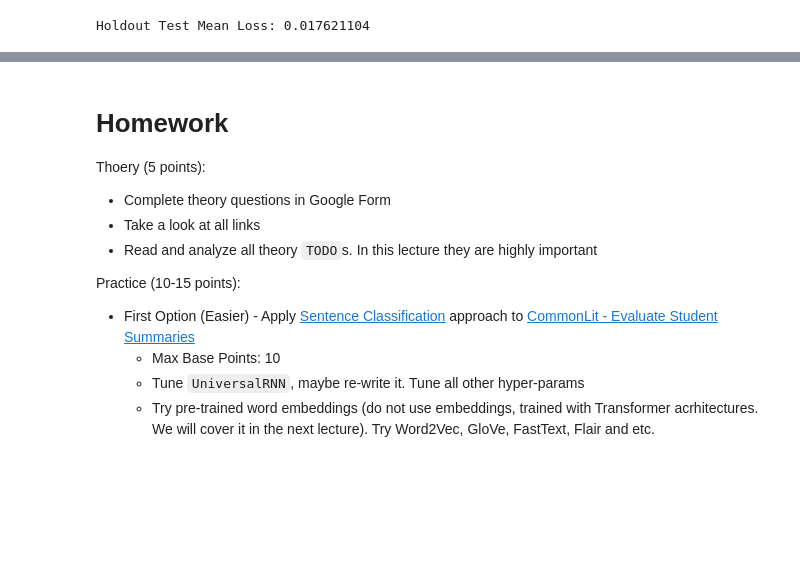
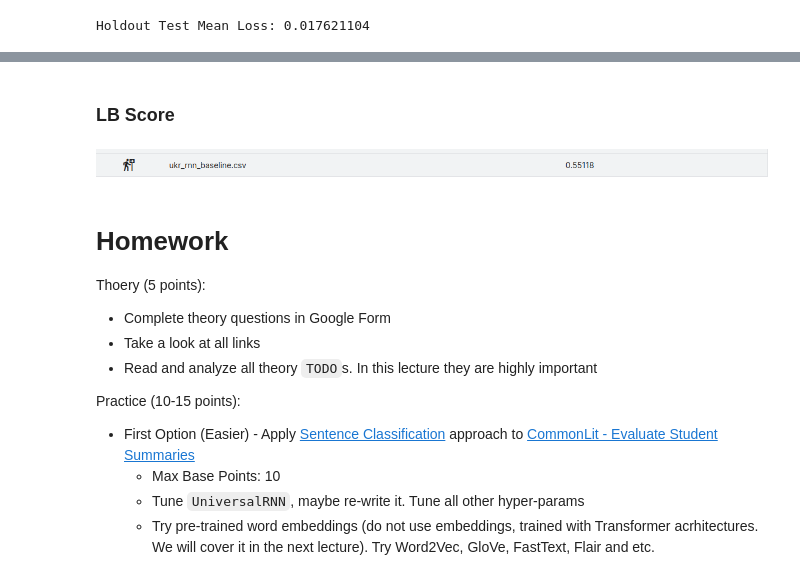
Before and after one commit to VSydorskyy/iasa_nlp_course, a Jupyter notebook: Lecture_4/Recurrent_models.ipynb, the cells around one changed output, grey strips where cells are left out. Drawn from its saved outputs; the diff is of its cells as text; code cells hidden in the pictures; blank space fills up the shorter version.

```diff
--- a/Lecture_4/Recurrent_models.ipynb
+++ b/Lecture_4/Recurrent_models.ipynb
@@ -2131,3 +2219,9 @@ Sample Score: {'precision': 0.8888888888888888, 'recall': 0.8888888888888888, 'f
+# %% [markdown]
+### LB Score
+# %%
+Image("images/Screenshot from 2023-10-18 11-56-24.png")
+# %% [output]
+[figure, added]
 # %% [markdown]
 <a id='Homework'></a>
 # Homework
```
Also changed, not shown: parts of 19 cells of this notebook, 2 other files.
